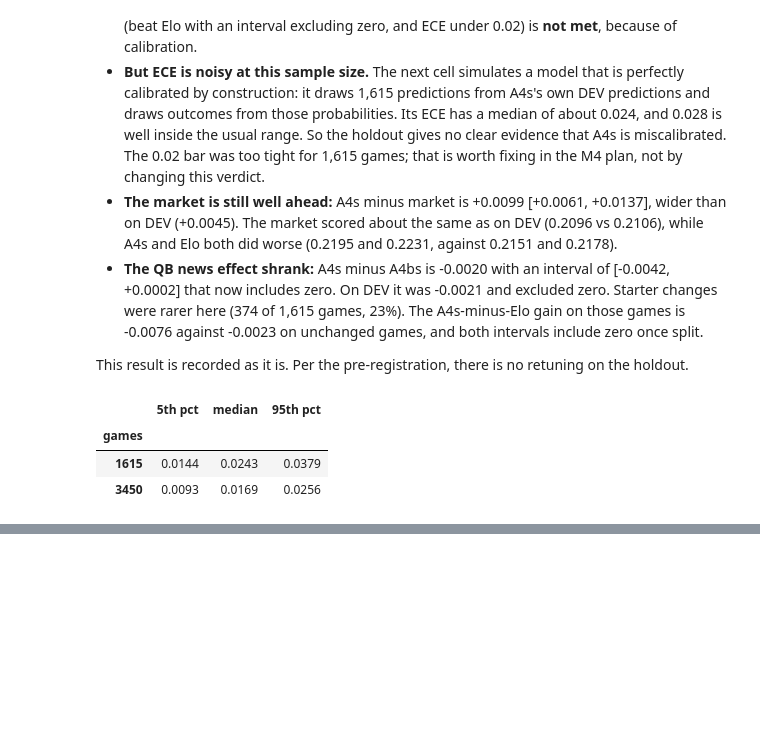
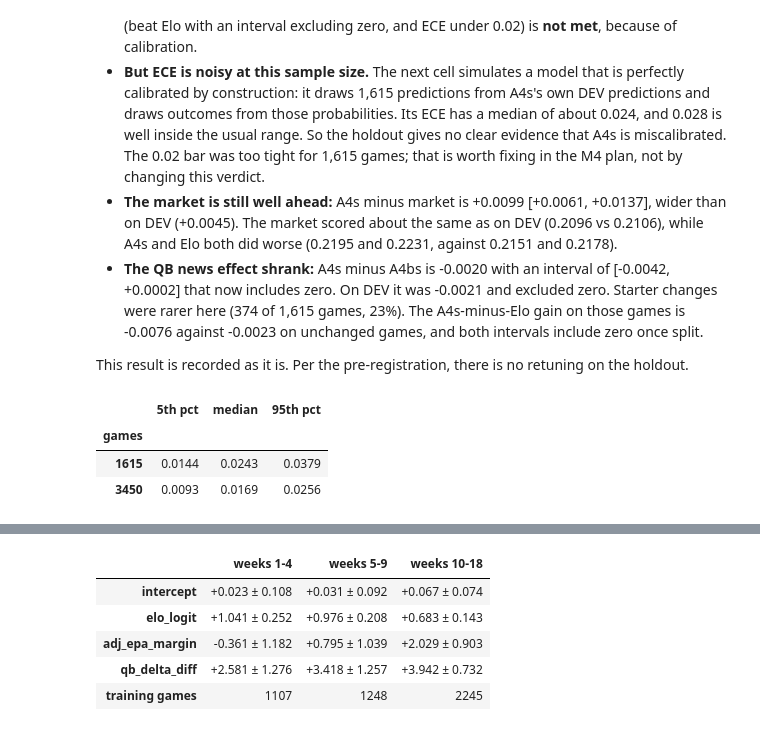
Before and after one commit to walk-the-program/NFLELO, a Jupyter notebook: notebooks/03_m3_results.ipynb, the cells around one changed output, grey strips where cells are left out. Drawn from its saved outputs; the diff is of its cells as text; code cells hidden in the pictures; blank space fills up the shorter version.

```diff
--- a/notebooks/03_m3_results.ipynb
+++ b/notebooks/03_m3_results.ipynb
@@ -375,0 +442,12 @@ pd.DataFrame(sims, index=["5th pct", "median", "95th pct"]).T.rename_axis("games
+# %%
+# A4s refit on one week bucket's training rows only (the 2019 model, trained 2001-2018), with bootstrap SEs. Descriptive.
+bc = d["a4s_coefs_by_week_bucket"]
+pd.DataFrame({f"weeks {k}": {**{f: f"{v['fit_2019'][f]:+.3f} ± {v['boot_se_2019'][f]:.3f}" for f in v["fit_2019"]},
+                             "training games": v["n_train_2019"]} for k, v in bc.items()})
+# %% [output]
+|  | weeks 1-4 | weeks 5-9 | weeks 10-18 |
+| intercept | +0.023 ± 0.108 | +0.031 ± 0.092 | +0.067 ± 0.074 |
+| elo_logit | +1.041 ± 0.252 | +0.976 ± 0.208 | +0.683 ± 0.143 |
+| adj_epa_margin | -0.361 ± 1.182 | +0.795 ± 1.039 | +2.029 ± 0.903 |
+| qb_delta_diff | +2.581 ± 1.276 | +3.418 ± 1.257 | +3.942 ± 0.732 |
+| training games | 1107 | 1248 | 2245 |
```
Also changed, not shown: parts of 5 cells of this notebook, 10 other files.
